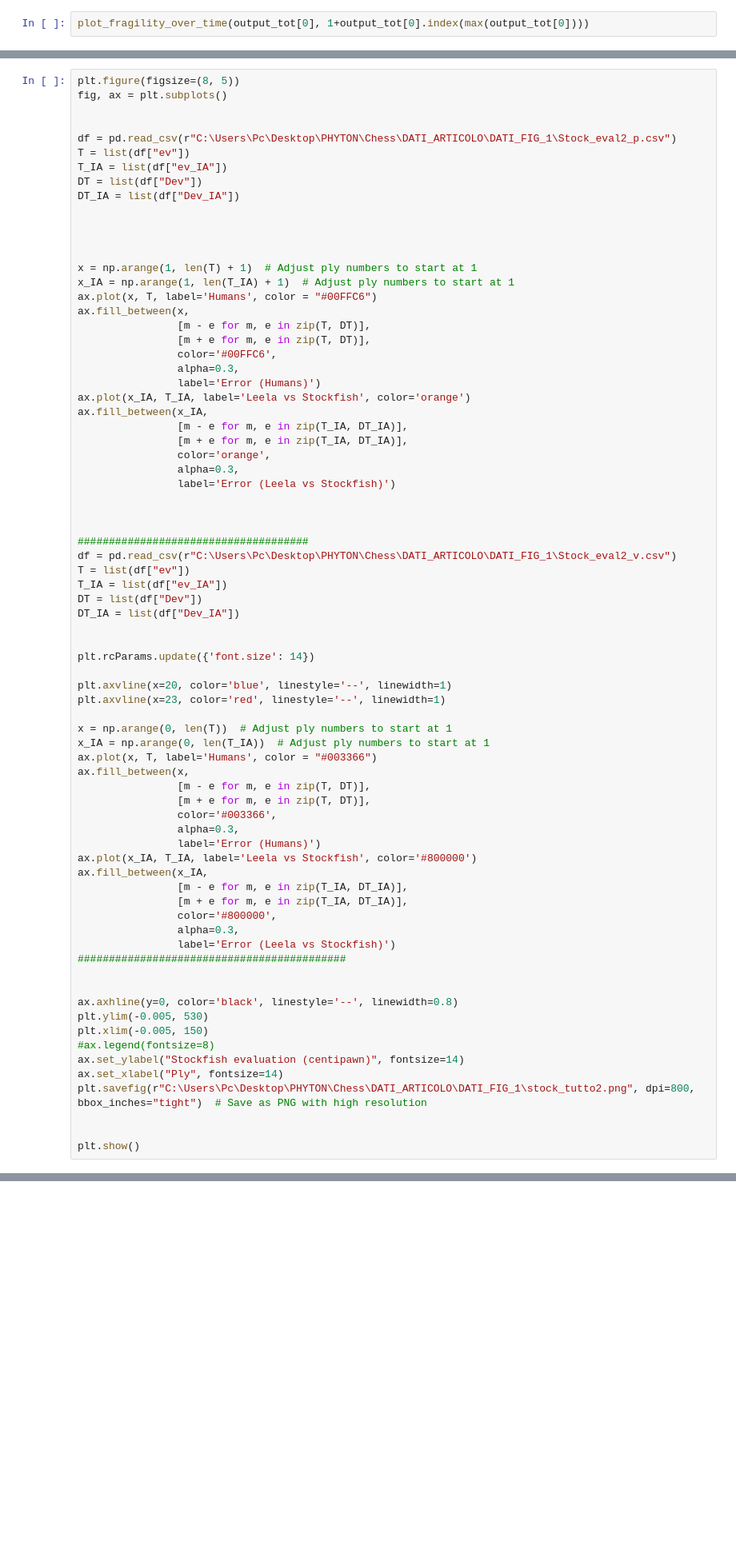
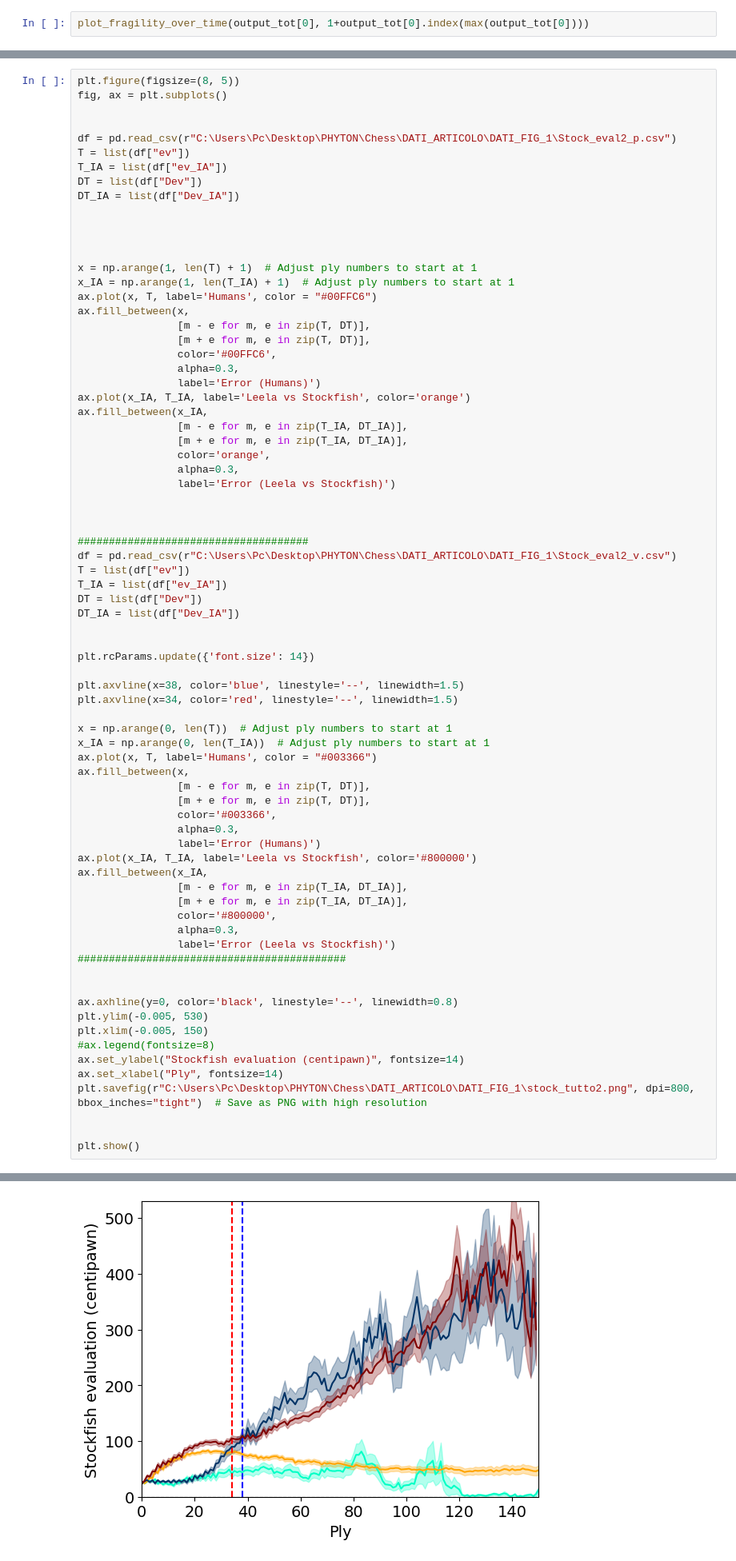
Before and after one commit to Draghellon/Tension_Chess, a Jupyter notebook: corrected_full_graph_single_game_analysis.ipynb, the cells around one changed output, grey strips where cells are left out. Shown at 80% size. Drawn from its saved outputs; the diff is of its cells as text; blank space fills up the shorter version.

```diff
--- a/corrected_full_graph_single_game_analysis.ipynb
+++ b/corrected_full_graph_single_game_analysis.ipynb
@@ -5441,8 +5752,8 @@ DT_IA = list(df["Dev_IA"])
 
 plt.rcParams.update({'font.size': 14})
 
-plt.axvline(x=20, color='blue', linestyle='--', linewidth=1)
-plt.axvline(x=23, color='red', linestyle='--', linewidth=1)
+plt.axvline(x=38, color='blue', linestyle='--', linewidth=1.5)
+plt.axvline(x=34, color='red', linestyle='--', linewidth=1.5)
 
 x = np.arange(0, len(T))  # Adjust ply numbers to start at 1
 x_IA = np.arange(0, len(T_IA))  # Adjust ply numbers to start at 1
@@ -5473,3 +5784,4 @@ plt.savefig(r"C:\Users\Pc\Desktop\PHYTON\Chess\DATI_ARTICOLO\DATI_FIG_1\stock_tu
 
 
 plt.show()
+# %% [output]
@@ -5476,3 +5789,4 @@ plt.show()
+[figure, added]
 # %%
 plt.figure(figsize=(8, 5))
 plt.rcParams.update({'font.size': 22})
```
Also changed, not shown: parts of 46 cells of this notebook.
